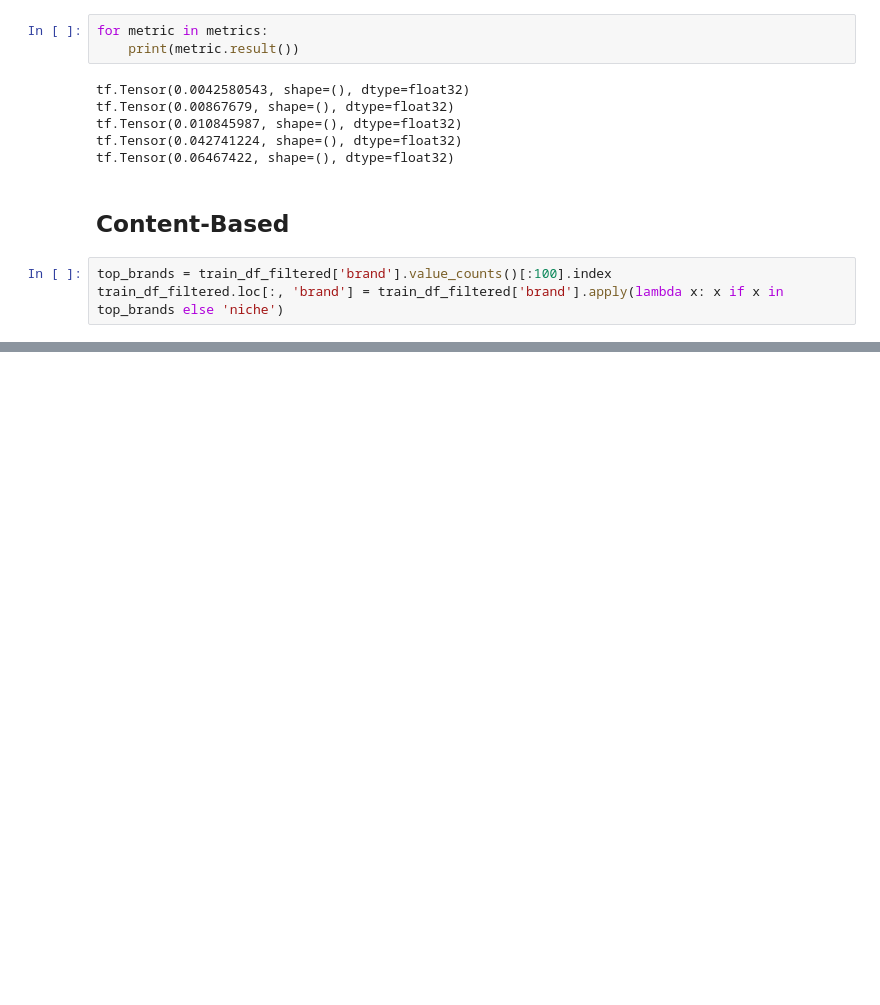
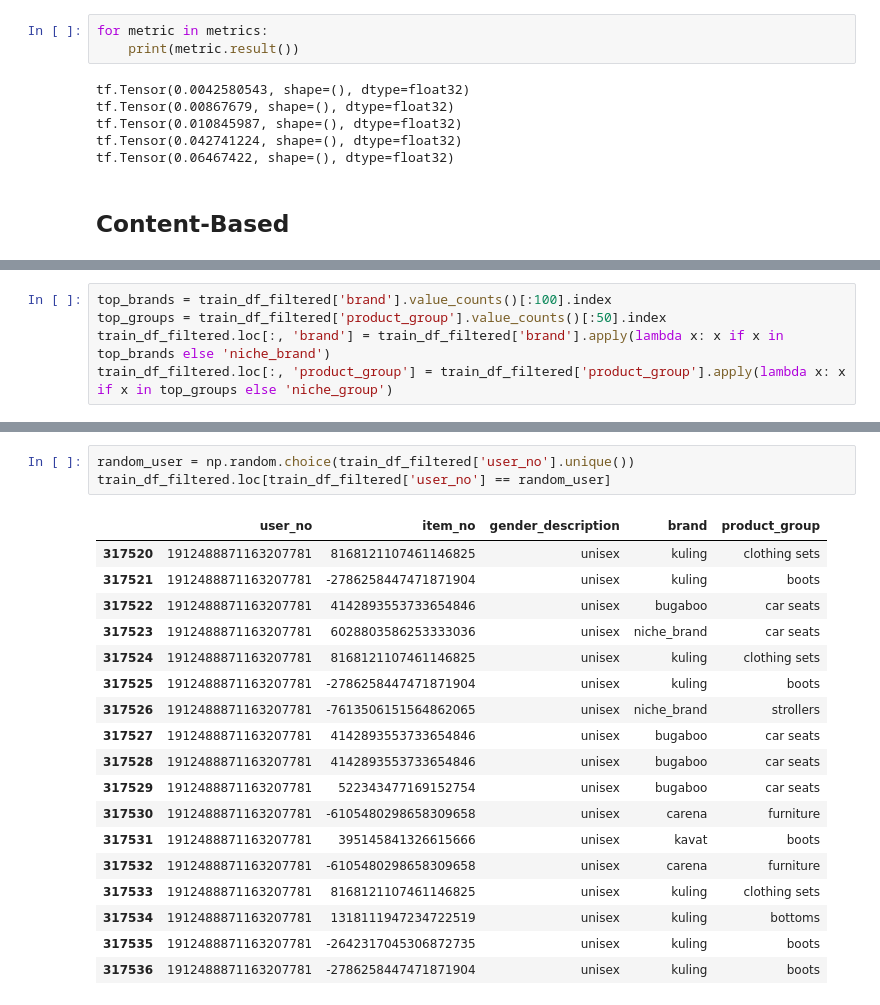
Before and after one commit to msvensson222/tfrs-retail-example, a Jupyter notebook: TFRS_Demo.ipynb, the cells around one changed output, grey strips where cells are left out. Saved outputs shown, nothing was run; the diff lists cells and outputs as text; blank space fills up the shorter version.

```diff
--- a/TFRS_Demo.ipynb
+++ b/TFRS_Demo.ipynb
@@ -436,6 +436,3 @@ tf.Tensor(0.042741224, shape=(), dtype=float32)
 tf.Tensor(0.06467422, shape=(), dtype=float32)
 # %% [markdown]
 ## Content-Based
-# %%
-top_brands = train_df_filtered['brand'].value_counts()[:100].index
-train_df_filtered.loc[:, 'brand'] = train_df_filtered['brand'].apply(lambda x: x if x in top_brands else 'niche')
@@ -602,0 +439,5 @@ train_df_filtered
+# %%
+top_brands = train_df_filtered['brand'].value_counts()[:100].index
+top_groups = train_df_filtered['product_group'].value_counts()[:50].index
+train_df_filtered.loc[:, 'brand'] = train_df_filtered['brand'].apply(lambda x: x if x in top_brands else 'niche_brand')
+train_df_filtered.loc[:, 'product_group'] = train_df_filtered['product_group'].apply(lambda x: x if x in top_groups else 'niche_group')
@@ -602,0 +571,22 @@ train_df_filtered
+# %%
+random_user = np.random.choice(train_df_filtered['user_no'].unique())
+train_df_filtered.loc[train_df_filtered['user_no'] == random_user]
+# %% [output]
+|  | user_no | item_no | gender_description | brand | product_group |
+| 317520 | 1912488871163207781 | 8168121107461146825 | unisex | kuling | clothing sets |
+| 317521 | 1912488871163207781 | -2786258447471871904 | unisex | kuling | boots |
+| 317522 | 1912488871163207781 | 4142893553733654846 | unisex | bugaboo | car seats |
+| 317523 | 1912488871163207781 | 6028803586253333036 | unisex | niche_brand | car seats |
+| 317524 | 1912488871163207781 | 8168121107461146825 | unisex | kuling | clothing sets |
+| 317525 | 1912488871163207781 | -2786258447471871904 | unisex | kuling | boots |
+| 317526 | 1912488871163207781 | -7613506151564862065 | unisex | niche_brand | strollers |
+| 317527 | 1912488871163207781 | 4142893553733654846 | unisex | bugaboo | car seats |
+| 317528 | 1912488871163207781 | 4142893553733654846 | unisex | bugaboo | car seats |
+| 317529 | 1912488871163207781 | 522343477169152754 | unisex | bugaboo | car seats |
+| 317530 | 1912488871163207781 | -6105480298658309658 | unisex | carena | furniture |
+| 317531 | 1912488871163207781 | 395145841326615666 | unisex | kavat | boots |
+| 317532 | 1912488871163207781 | -6105480298658309658 | unisex | carena | furniture |
+| 317533 | 1912488871163207781 | 8168121107461146825 | unisex | kuling | clothing sets |
+| 317534 | 1912488871163207781 | 1318111947234722519 | unisex | kuling | bottoms |
+| 317535 | 1912488871163207781 | -2642317045306872735 | unisex | kuling | boots |
+| 317536 | 1912488871163207781 | -2786258447471871904 | unisex | kuling | boots |
```
Also changed, not shown: parts of 44 cells of this notebook.
